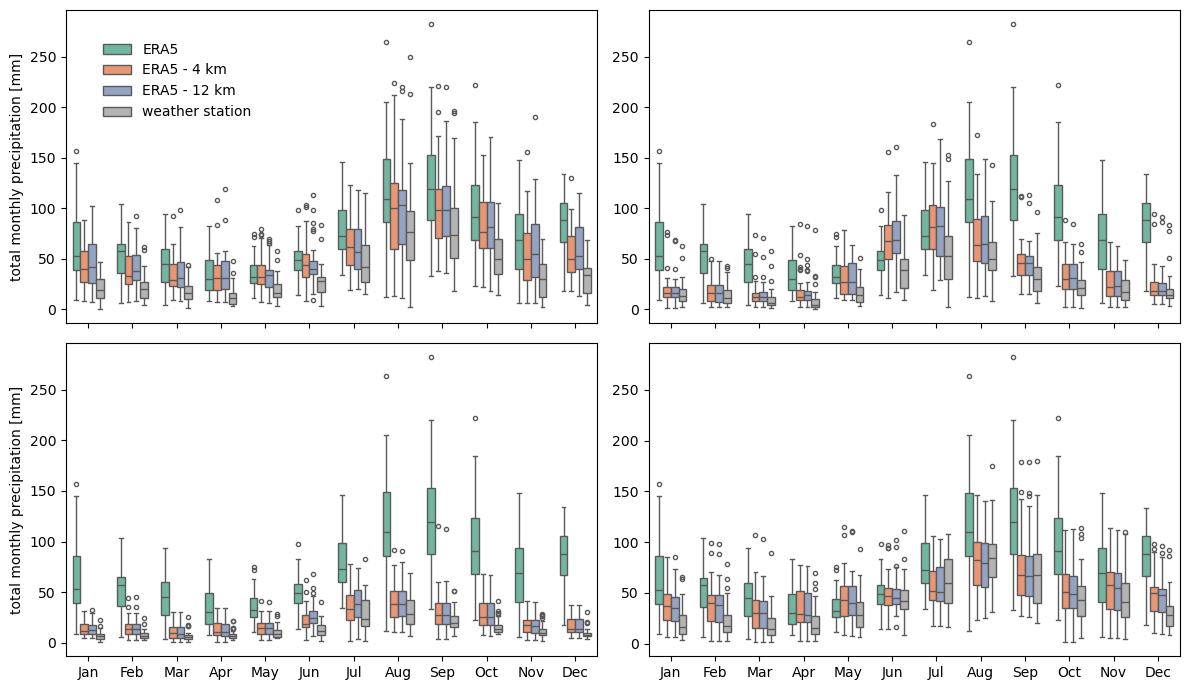
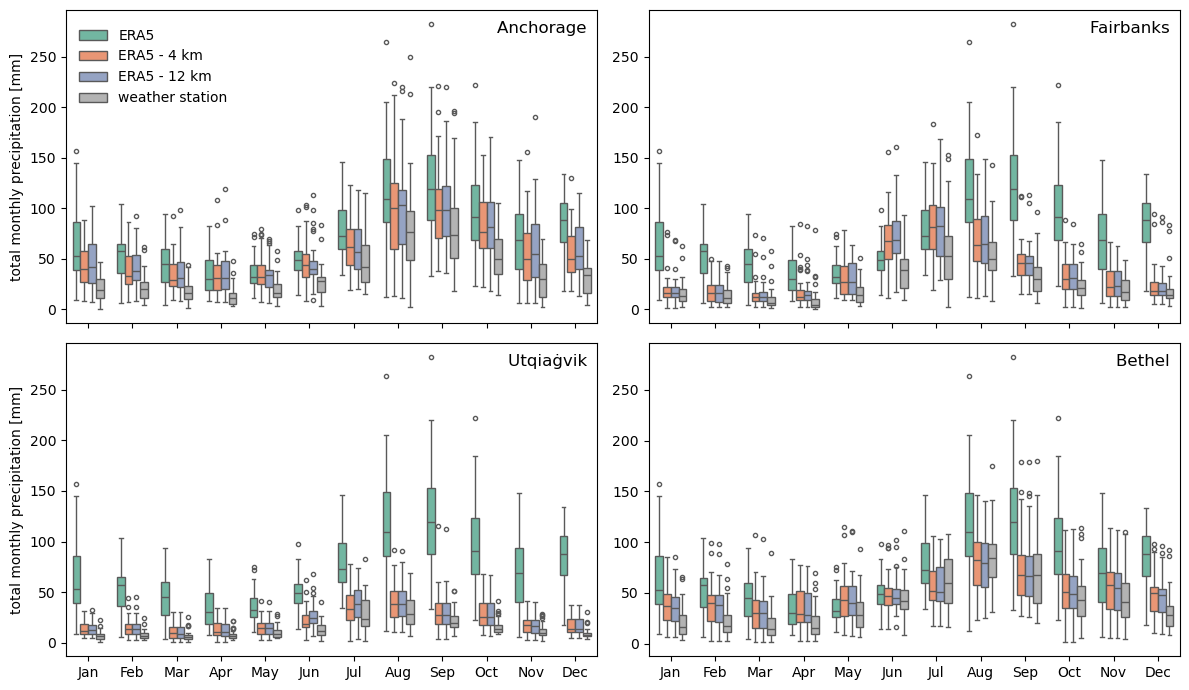
The change to this notebook cell's code, shown as a diff; its figure went from the first image to the second:
--- before
+++ after
@@ -5,4 +5,5 @@
     compDF = get_dataframe(station)
     location = station.replace('_', ' ')
+    locationname = get_name(station.replace('_', ' '))
     compDF.set_index('Time', inplace=True)
     monthly_sum = get_monthly(compDF, location, 
@@ -13,7 +14,8 @@
     results.extend(get_stats(location, monthly_sum))
     df_forplot = pd.melt(monthly_sum.reset_index(), id_vars=[monthly_sum.index.name, 'year', 'month'], 
-        value_vars=['precip_mm_ERA5', 'precip_mm_ERA5_4km', 'precip_mm_ERA5_12km', location], value_name='precip_mm', var_name='dataseries')
+        value_vars=['precip_mm_ERA5', 'precip_mm_ERA5_4km', 'precip_mm_ERA5_12km', location], 
+        value_name='precip_mm', var_name=station)
     g = sns.boxplot(data=df_forplot, x="month", y="precip_mm", 
-            hue="dataseries", palette=palette, width=0.7, fliersize=3, ax=ax)
+            hue=station, palette=palette, width=0.7, fliersize=3, ax=ax)
     ax.get_legend().remove()  
     g.set_xticklabels(month_abbr)
@@ -23,7 +25,8 @@
         g.set_ylabel('total monthly precipitation [mm]')
     g.set_xlabel('')
+    ax.set_title(locationname + '  ' , loc='right', y=0.9)
 handles, _ = ax.get_legend_handles_labels()
 labels = ['ERA5', 'ERA5 - 4 km', 'ERA5 - 12 km', 'weather station']
-fig.legend(handles, labels, loc='upper left', ncol=1, bbox_to_anchor=(0.08, 0.95), frameon=False)
+fig.legend(handles, labels, loc='upper left', ncol=1, bbox_to_anchor=(0.06, 0.97), frameon=False)
 plt.tight_layout()
     # g.fig.suptitle(location.split(' ')[0].title())

Commit: more plotting for publication